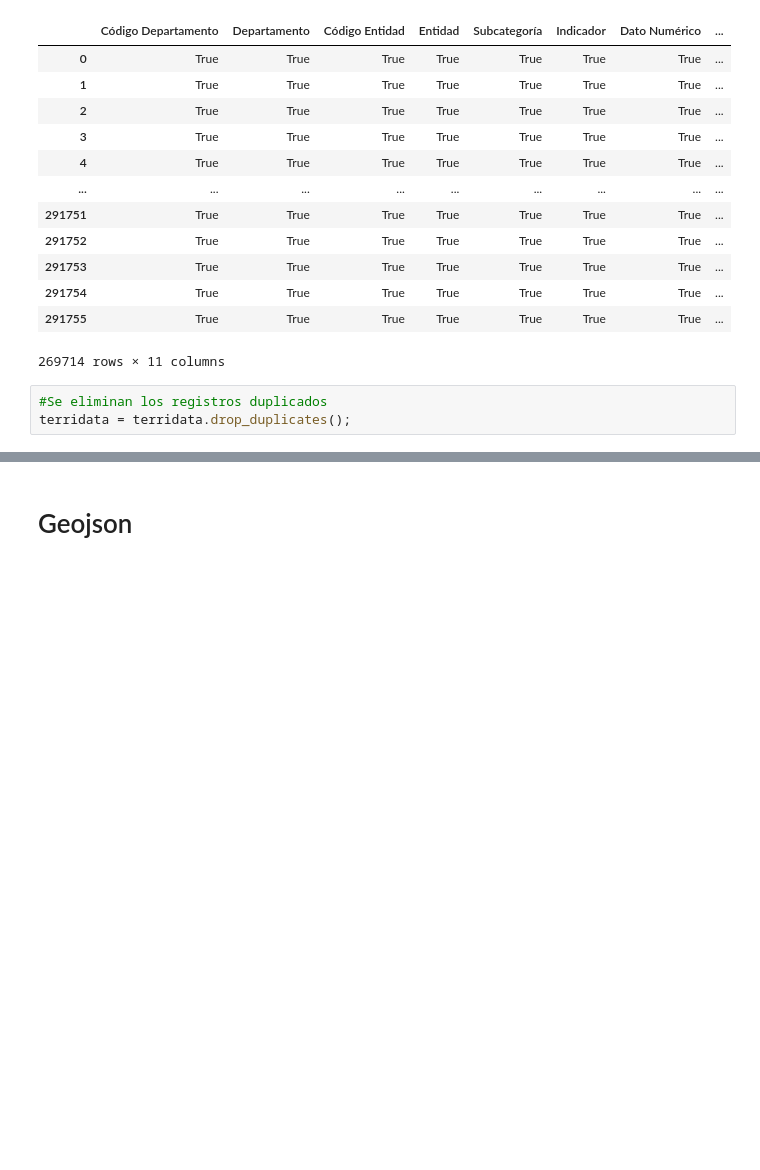
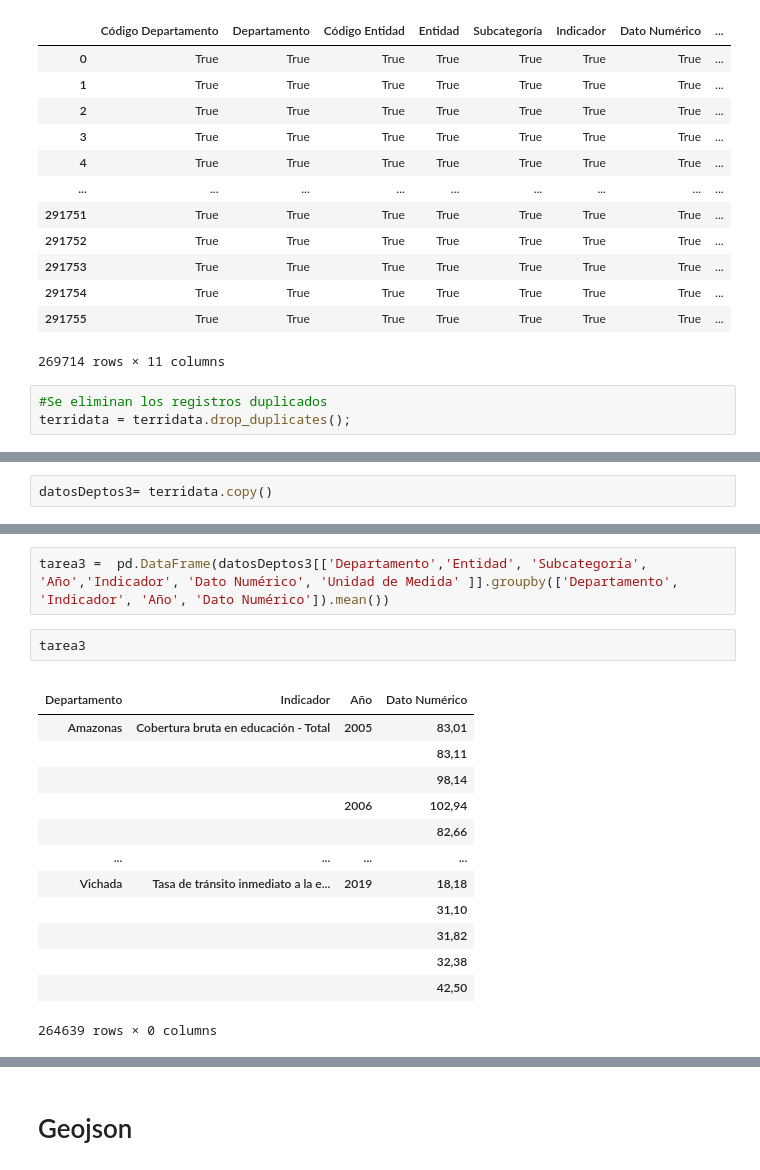
Before and after one commit to mg-torres/lab2VisualAnalytics, a Jupyter notebook: LimpiezaTerriData.ipynb, the cells around one changed output, grey strips where cells are left out. Drawn from its saved outputs; the diff is of its cells as text; blank space fills up the shorter version.

```diff
--- a/LimpiezaTerriData.ipynb
+++ b/LimpiezaTerriData.ipynb
@@ -98,0 +119,2 @@ terridata = terridata.drop_duplicates();
+# %%
+datosDeptos3= terridata.copy()
@@ -98,0 +137,19 @@ terridata = terridata.drop_duplicates();
+# %%
+tarea3 =  pd.DataFrame(datosDeptos3[['Departamento','Entidad', 'Subcategoría', 'Año','Indicador', 'Dato Numérico', 'Unidad de Medida' ]].groupby(['Departamento', 'Indicador', 'Año', 'Dato Numérico']).mean())
+# %%
+tarea3
+# %% [output]
+|  |  |  |  |
+| Departamento | Indicador | Año | Dato Numérico |
+| Amazonas | Cobertura bruta en educación - Total | 2005 | 83,01 |
+|  |  |  | 83,11 |
+|  |  |  | 98,14 |
+|  |  | 2006 | 102,94 |
+|  |  |  | 82,66 |
+| ... | ... | ... | ... |
+| Vichada | Tasa de tránsito inmediato a la e... | 2019 | 18,18 |
+|  |  |  | 31,10 |
+|  |  |  | 31,82 |
+|  |  |  | 32,38 |
+|  |  |  | 42,50 |
+264639 rows × 0 columns
```
Also changed, not shown: parts of 12 cells of this notebook.
